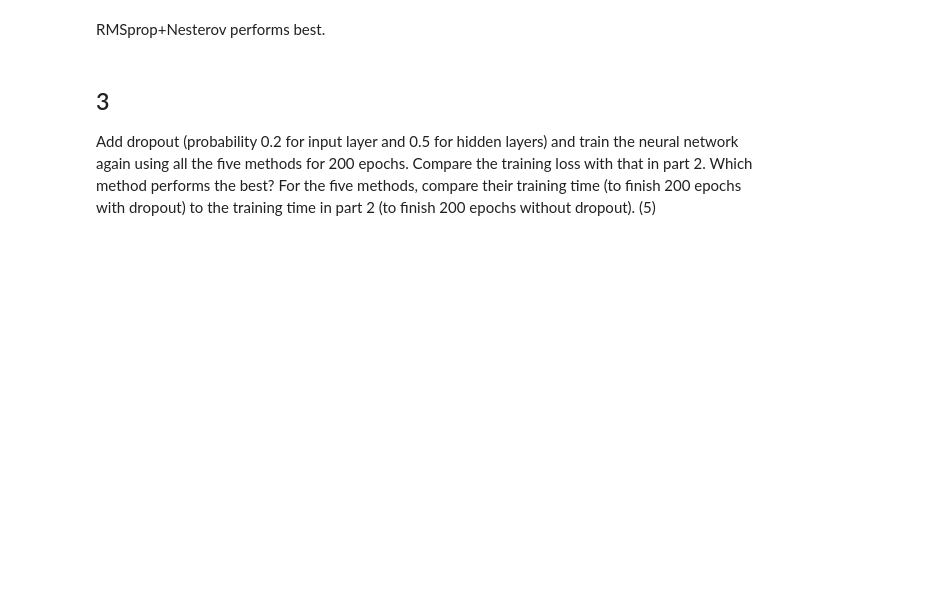
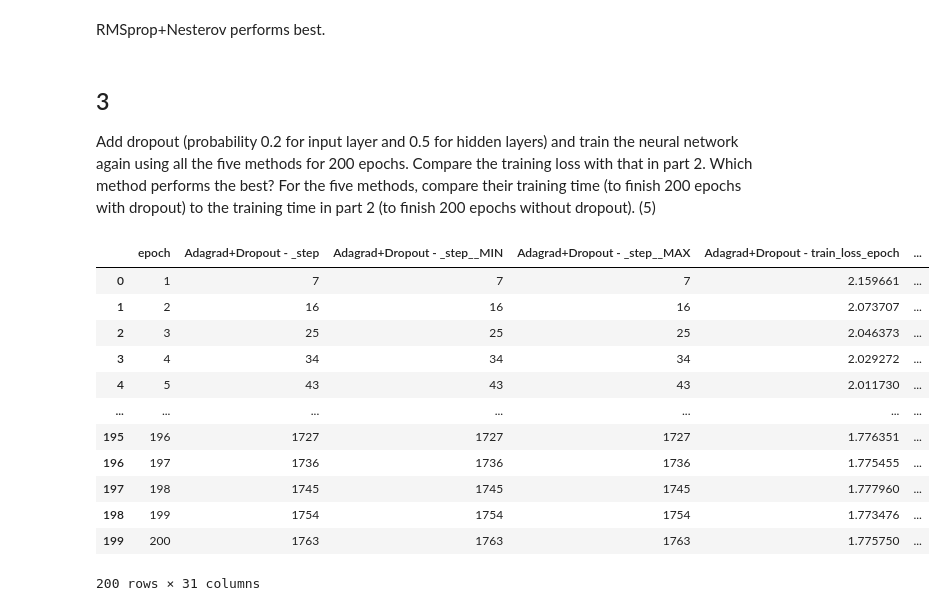
Before and after one commit to Xiang-Pan/NYU_DL_Sys, a Jupyter notebook: HW3/Problem1.ipynb, the cells around one changed output. Drawn from its saved outputs; the diff is of its cells as text; code cells hidden in the pictures; blank space fills up the shorter version.

```diff
--- a/HW3/Problem1.ipynb
+++ b/HW3/Problem1.ipynb
@@ -382,3 +382,23 @@ RMSprop+Nesterov performs best.
 # %% [markdown]
 ## 3
 Add dropout (probability 0.2 for input layer and 0.5 for hidden layers) and train the neural network again using all the five methods for 200 epochs. Compare the training loss with that in part 2. Which method performs the best? For the five methods, compare their training time (to finish 200 epochs with dropout) to the training time in part 2 (to finish 200 epochs without dropout). (5)
+# %%
+import matplotlib.pyplot as plt
+import pandas as pd
+
+df = pd.read_csv("./problem1/1_3.csv")
+df
+# %% [output]
+|  | epoch | Adagrad+Dropout - _step | Adagrad+Dropout - _step__MIN | Adagrad+Dropout - _step__MAX | Adagrad+Dropout - train_loss_epoch | ... |
+| 0 | 1 | 7 | 7 | 7 | 2.159661 | ... |
+| 1 | 2 | 16 | 16 | 16 | 2.073707 | ... |
+| 2 | 3 | 25 | 25 | 25 | 2.046373 | ... |
+| 3 | 4 | 34 | 34 | 34 | 2.029272 | ... |
+| 4 | 5 | 43 | 43 | 43 | 2.011730 | ... |
+| ... | ... | ... | ... | ... | ... | ... |
+| 195 | 196 | 1727 | 1727 | 1727 | 1.776351 | ... |
+| 196 | 197 | 1736 | 1736 | 1736 | 1.775455 | ... |
+| 197 | 198 | 1745 | 1745 | 1745 | 1.777960 | ... |
+| 198 | 199 | 1754 | 1754 | 1754 | 1.773476 | ... |
+| 199 | 200 | 1763 | 1763 | 1763 | 1.775750 | ... |
+200 rows × 31 columns
```
Also changed, not shown: parts of 7 cells of this notebook, 27 other files.
